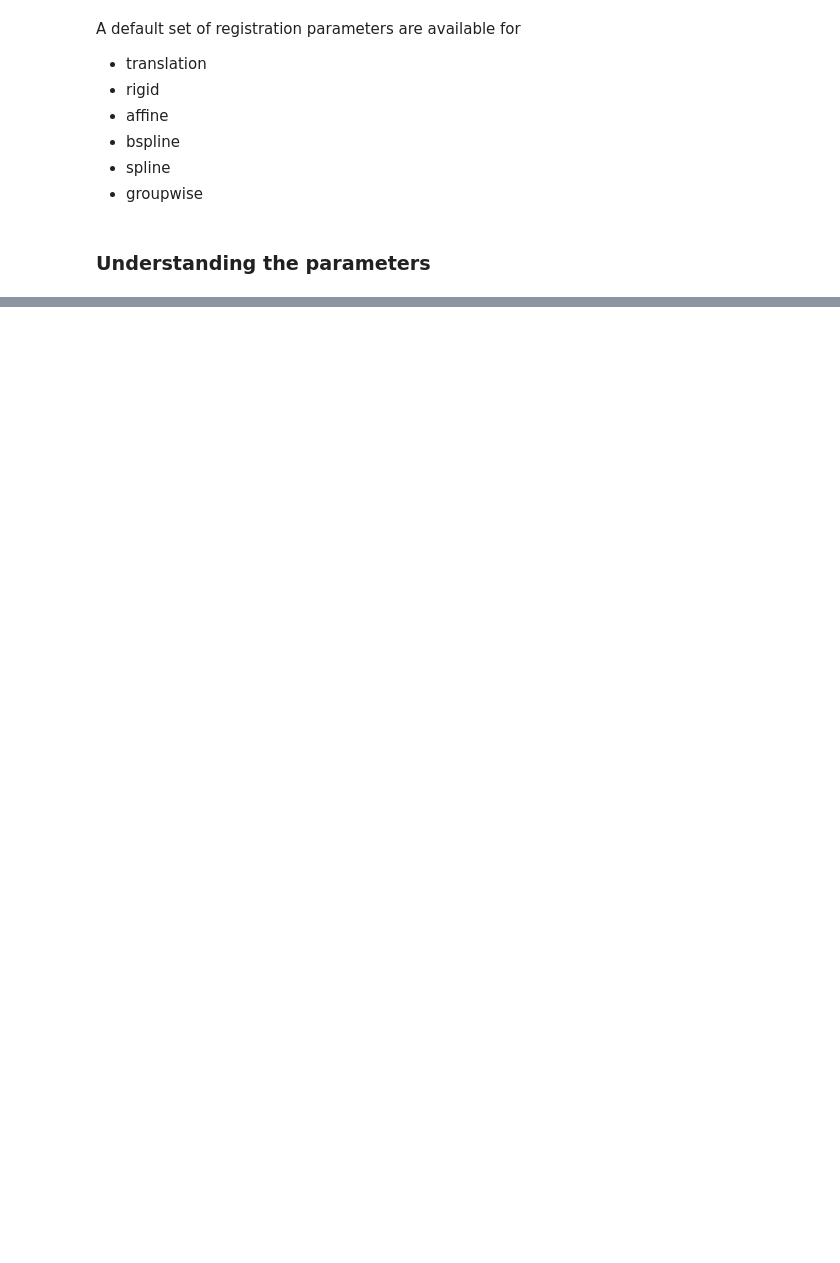
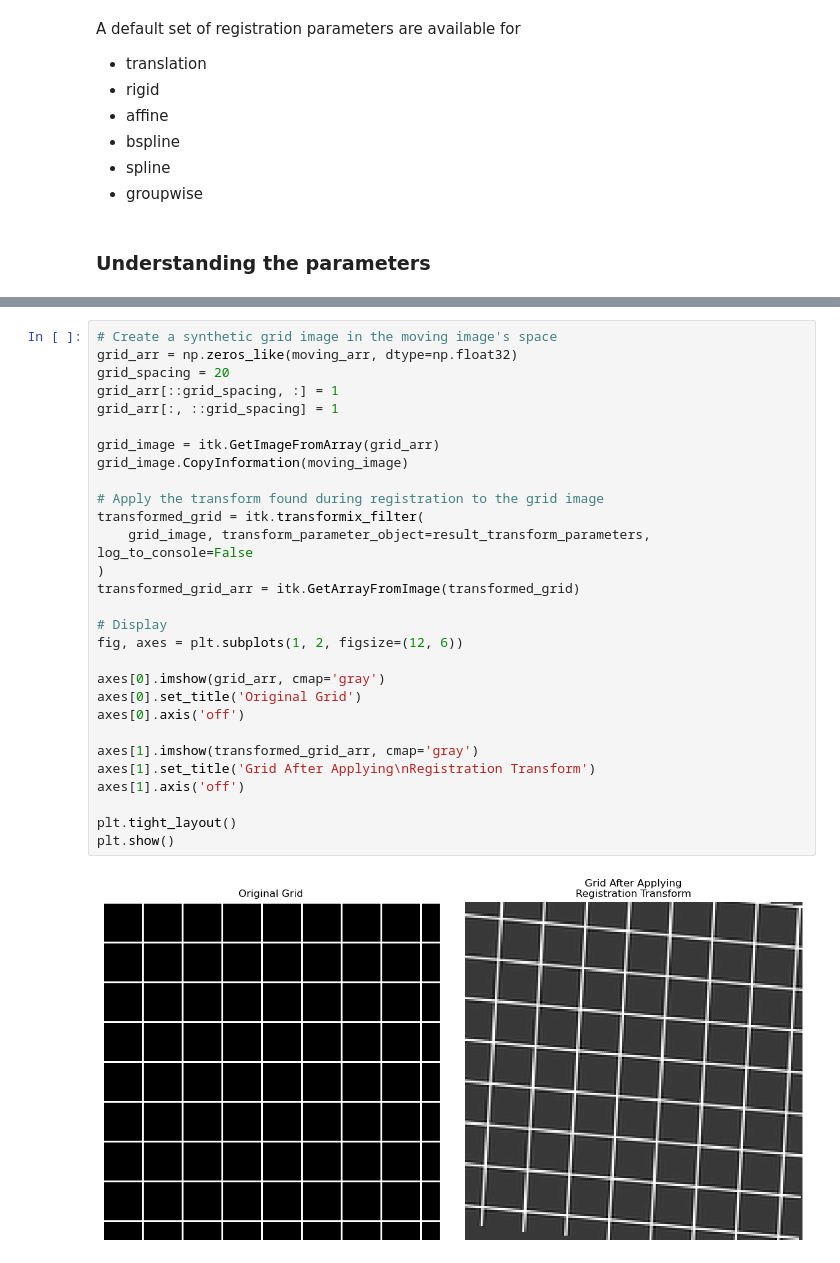
Before and after one commit to BIIFSweden/I2KWorkshop_2026, a Jupyter notebook: ImageRegistration.ipynb, the cells around one changed output, grey strips where cells are left out. Saved outputs shown, nothing was run; the diff lists cells and outputs as text; blank space fills up the shorter version.

```diff
--- a/ImageRegistration.ipynb
+++ b/ImageRegistration.ipynb
@@ -155,0 +186,31 @@ UseDirectionCosines: ('true',)
+# %%
+# Create a synthetic grid image in the moving image's space
+grid_arr = np.zeros_like(moving_arr, dtype=np.float32)
+grid_spacing = 20
+grid_arr[::grid_spacing, :] = 1
+grid_arr[:, ::grid_spacing] = 1
+
+grid_image = itk.GetImageFromArray(grid_arr)
+grid_image.CopyInformation(moving_image)
+
+# Apply the transform found during registration to the grid image
+transformed_grid = itk.transformix_filter(
+    grid_image, transform_parameter_object=result_transform_parameters, log_to_console=False
+)
+transformed_grid_arr = itk.GetArrayFromImage(transformed_grid)
+
+# Display
+fig, axes = plt.subplots(1, 2, figsize=(12, 6))
+
+axes[0].imshow(grid_arr, cmap='gray')
+axes[0].set_title('Original Grid')
+axes[0].axis('off')
+
+axes[1].imshow(transformed_grid_arr, cmap='gray')
+axes[1].set_title('Grid After Applying\nRegistration Transform')
+axes[1].axis('off')
+
+plt.tight_layout()
+plt.show()
+# %% [output]
+[figure, added]
```
Also changed, not shown: parts of 10 cells of this notebook.
